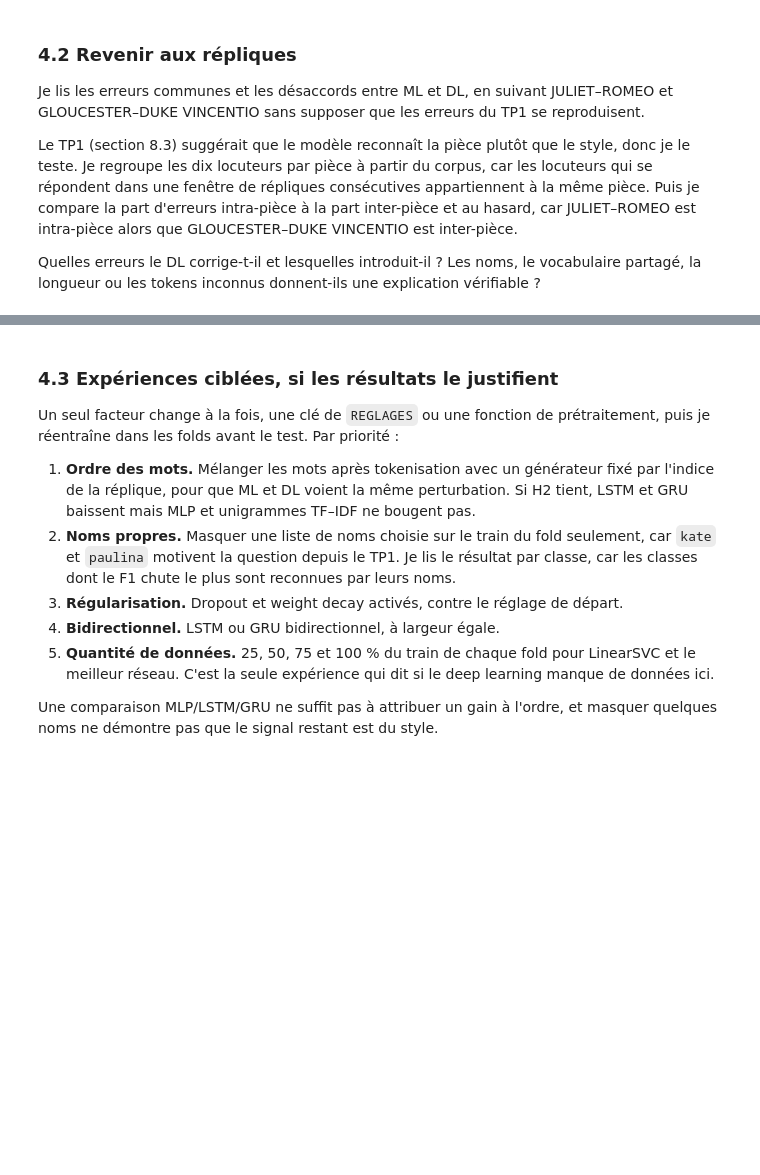
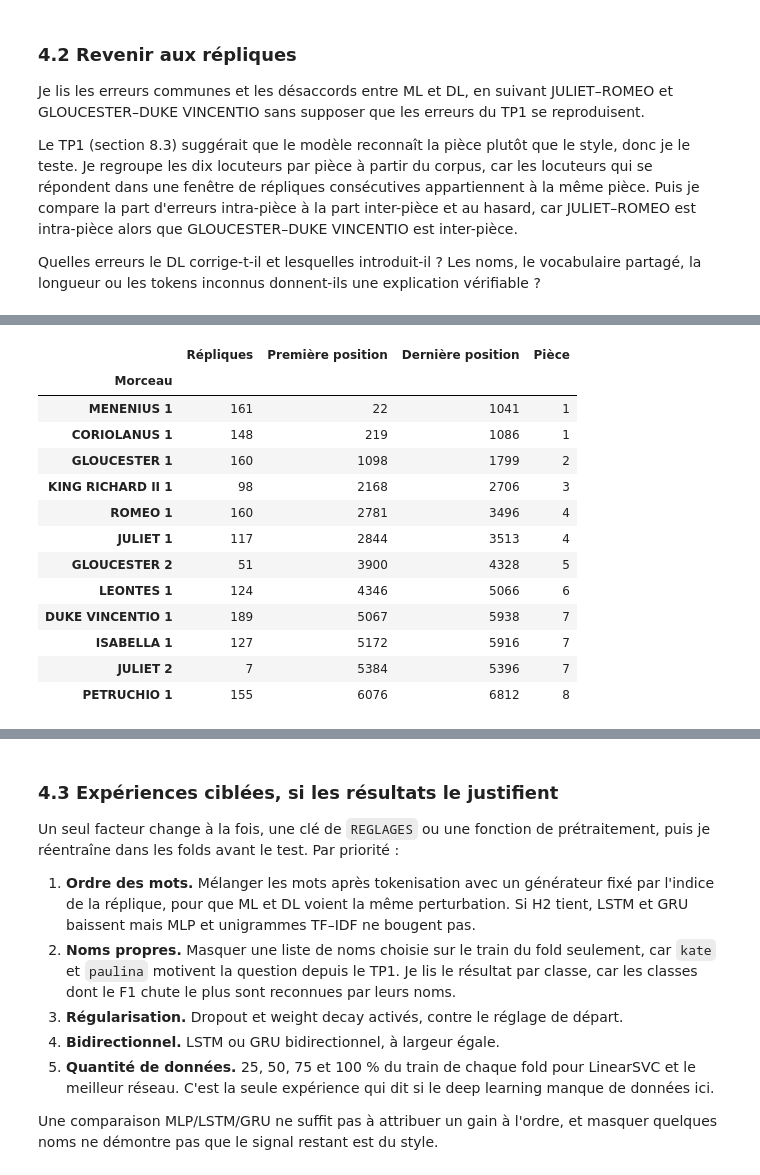
Before and after one commit to mcrayssac/ING3_IAA_GB_NLP, a Jupyter notebook: TP2_NLP_deep_learning.ipynb, the cells around one changed output, grey strips where cells are left out. Cells and saved outputs as stored; diff of their text form; code cells hidden in the pictures; blank space fills up the shorter version.

```diff
--- a/TP2_NLP_deep_learning.ipynb
+++ b/TP2_NLP_deep_learning.ipynb
@@ -2386,5 +2388,89 @@ Quelles erreurs le DL corrige-t-il et lesquelles introduit-il ? Les noms, le voc
 # %%
-# TODO : afficher des répliques entières avec le label réel et les prédictions des modèles.
-# TODO : reconstruire les pièces par voisinage de locuteurs dans le corpus ; mesurer erreurs intra-
-#   pièce et inter-pièce.
-# TODO : examiner cinq cas concrets, les confusions ciblées et les supports correspondants.
+# Pièces reconstruites à partir des seules étiquettes du corpus : morceaux de locuteurs, puis liens.
+ECART_PIECE = 400  # Positions sans le locuteur au-delà desquelles il change de pièce
+FENETRE_PIECE = 5  # Répliques suivantes où je cherche une réponse
+SEUIL_PIECE = 20  # Réponses nécessaires pour relier deux morceaux
+
+
+def morceaux_locuteurs() -> dict:
+    """Positions de chaque locuteur retenu dans le corpus, coupées aux grands écarts."""
+    etiquettes, morceaux = df['locuteur'].to_numpy(), {}
+    for locuteur in CLASSES:
+        positions = np.flatnonzero(etiquettes == locuteur)
+        coupures = np.flatnonzero(np.diff(positions) > ECART_PIECE) + 1
+        for numero, bloc in enumerate(np.split(positions, coupures), start=1):
+            morceaux[(locuteur, numero)] = bloc
+    return morceaux
+
+
+def compter_reponses(morceaux: dict) -> Counter:
+    """Fois où deux morceaux de locuteurs différents se suivent à moins de la fenêtre."""
+    morceau_de = {position: cle for cle, bloc in morceaux.items() for position in bloc}
+    liens = Counter()
+    for position, cle in morceau_de.items():
+        for suivante in range(position + 1, position + FENETRE_PIECE + 1):
+            autre = morceau_de.get(suivante)
+            if autre is not None and autre[0] != cle[0]:
+                liens[tuple(sorted((cle, autre)))] += 1
+    return liens
+
+
+def numeroter_pieces(morceaux: dict, liens: Counter) -> dict:
+    """Pièce de chaque morceau : liens d'au moins SEUIL_PIECE réponses, numéros dans l'ordre."""
+    parent = {cle: cle for cle in morceaux}
+
+    def racine(cle):
+        while parent[cle] != cle:
+            cle = parent[cle]
+        return cle
+
+    for (a, b), nombre in liens.items():
+        if nombre >= SEUIL_PIECE:
+            parent[racine(a)] = racine(b)
+    debuts = {}
+    for cle, bloc in morceaux.items():
+        debuts[racine(cle)] = min(debuts.get(racine(cle), bloc[0]), bloc[0])
+    numeros = {r: k for k, r in enumerate(sorted(debuts, key=debuts.get), start=1)}
+    return {cle: numeros[racine(cle)] for cle in morceaux}
+
+
+# Morceaux, liens et pièces
+morceaux = morceaux_locuteurs()
+liens = compter_reponses(morceaux)
+piece_morceau = numeroter_pieces(morceaux, liens)
+
+# Pièce de chaque réplique de développement, par sa position dans le corpus
+assert (df.loc[X_train.index, 'locuteur'] == y_train).all()  # Indices du TP1 conservés
+piece_position = {p: piece_morceau[cle] for cle, bloc in morceaux.items() for p in bloc}
+piece_de = pd.Series({indice: piece_position[indice] for indice in X_train.index})
+pieces_du_locuteur = {locuteur: {piece for (nom, _), piece in piece_morceau.items()
+                                 if nom == locuteur} for locuteur in CLASSES}
+
+# Affichages : morceaux, liens, puis locuteurs de chaque pièce
+table_morceaux = pd.DataFrame([
+    {'Morceau': f'{nom} {numero}', 'Répliques': len(bloc), 'Première position': bloc[0],
+     'Dernière position': bloc[-1], 'Pièce': piece_morceau[(nom, numero)]}
+    for (nom, numero), bloc in morceaux.items()]).sort_values('Première position')
+display(table_morceaux.set_index('Morceau'))
+for (a, b), nombre in liens.most_common():
+    statut = 'relié' if nombre >= SEUIL_PIECE else 'coupé'
+    print(f'{a[0]} {a[1]} – {b[0]} {b[1]} : {nombre} réponses, {statut}')
+for piece in sorted(set(piece_morceau.values())):
+    membres = [f'{nom} {numero}' for (nom, numero), p in piece_morceau.items() if p == piece]
+    print(f'Pièce {piece} : {", ".join(membres)}, {(piece_de == piece).sum()} répliques de '
+          f'développement')
+# %% [output]
+|  | Répliques | Première position | Dernière position | Pièce |
+| Morceau |  |  |  |  |
+| MENENIUS 1 | 161 | 22 | 1041 | 1 |
+| CORIOLANUS 1 | 148 | 219 | 1086 | 1 |
+| GLOUCESTER 1 | 160 | 1098 | 1799 | 2 |
+| KING RICHARD II 1 | 98 | 2168 | 2706 | 3 |
+| ROMEO 1 | 160 | 2781 | 3496 | 4 |
+| JULIET 1 | 117 | 2844 | 3513 | 4 |
+| GLOUCESTER 2 | 51 | 3900 | 4328 | 5 |
+| LEONTES 1 | 124 | 4346 | 5066 | 6 |
+| DUKE VINCENTIO 1 | 189 | 5067 | 5938 | 7 |
+| ISABELLA 1 | 127 | 5172 | 5916 | 7 |
+| JULIET 2 | 7 | 5384 | 5396 | 7 |
+| PETRUCHIO 1 | 155 | 6076 | 6812 | 8 |
```
Also changed, not shown: parts of 23 cells of this notebook.
